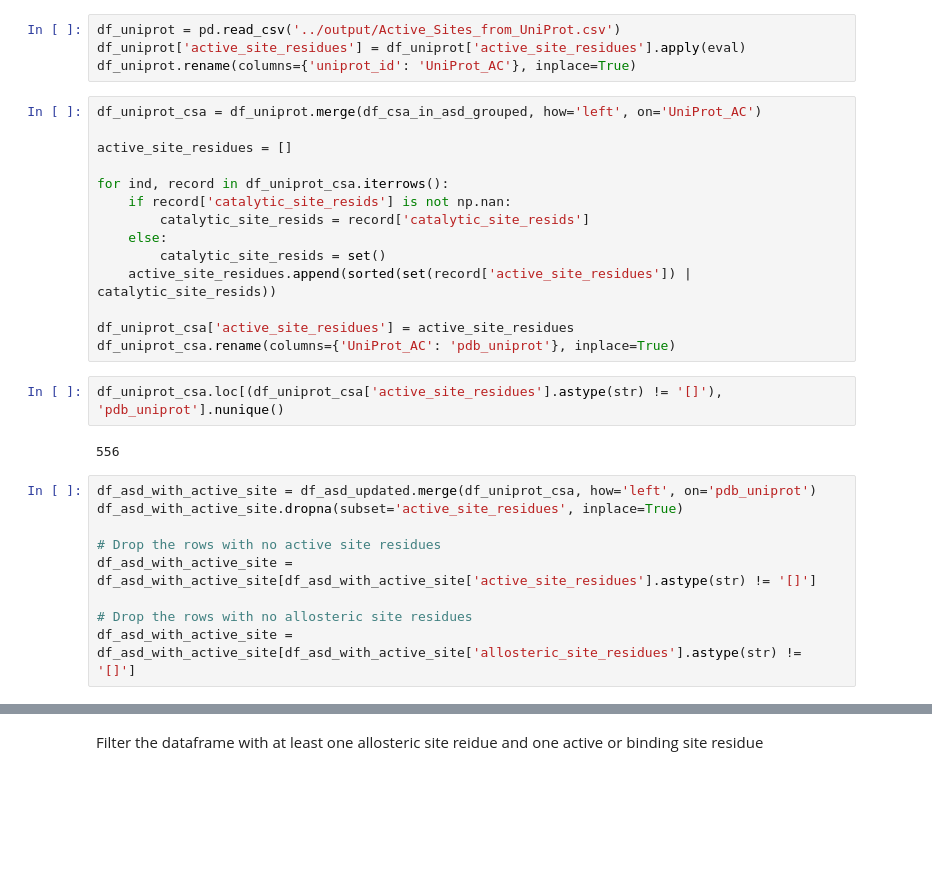
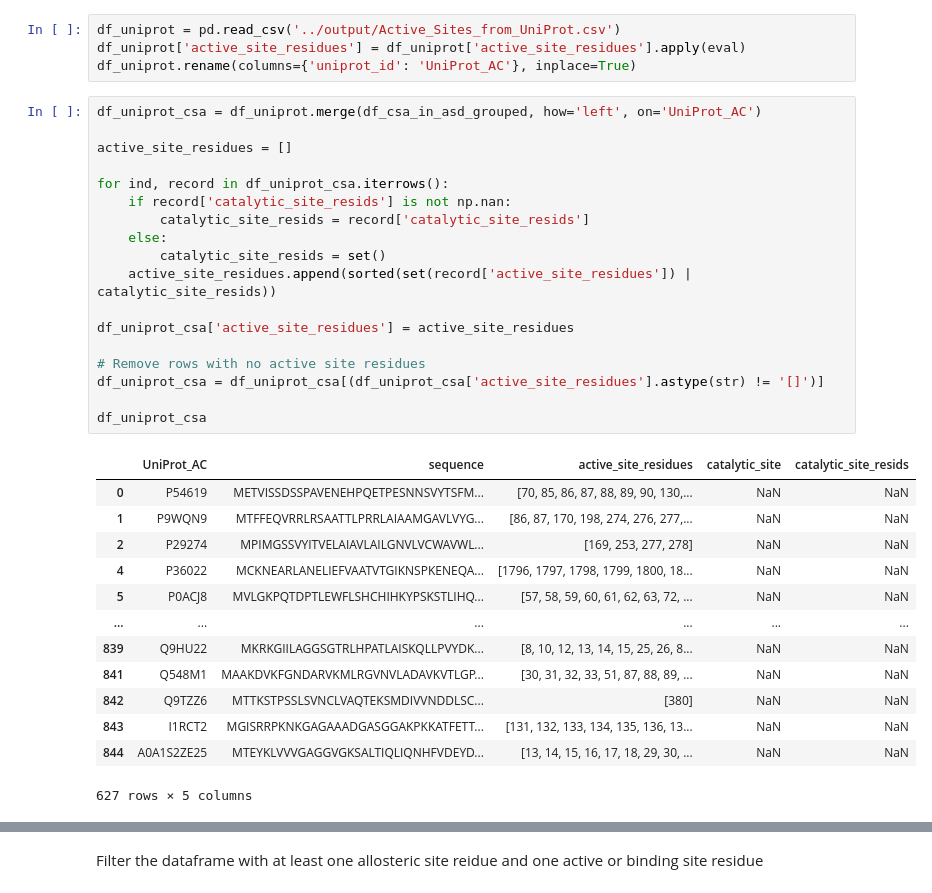
Before and after one commit to djmaity/allostery, a Jupyter notebook: notebooks/01_Clean_ASD_add_Active_Site_Residues.ipynb, the cells around one changed output, grey strips where cells are left out. Saved outputs shown, nothing was run; the diff lists cells and outputs as text; blank space fills up the shorter version.

```diff
--- a/notebooks/01_Clean_ASD_add_Active_Site_Residues.ipynb
+++ b/notebooks/01_Clean_ASD_add_Active_Site_Residues.ipynb
@@ -632,27 +666,32 @@ df_uniprot.rename(columns={'uniprot_id': 'UniProt_AC'}, inplace=True)
 # %%
 df_uniprot_csa = df_uniprot.merge(df_csa_in_asd_grouped, how='left', on='UniProt_AC')
 
 active_site_residues = []
 
 for ind, record in df_uniprot_csa.iterrows():
     if record['catalytic_site_resids'] is not np.nan:
         catalytic_site_resids = record['catalytic_site_resids']
     else:
         catalytic_site_resids = set()
     active_site_residues.append(sorted(set(record['active_site_residues']) | catalytic_site_resids))
 
 df_uniprot_csa['active_site_residues'] = active_site_residues
-df_uniprot_csa.rename(columns={'UniProt_AC': 'pdb_uniprot'}, inplace=True)
+
+# Remove rows with no active site residues
+df_uniprot_csa = df_uniprot_csa[(df_uniprot_csa['active_site_residues'].astype(str) != '[]')]
+
+df_uniprot_csa
+# %% [output]
+|  | UniProt_AC | sequence | active_site_residues | catalytic_site | catalytic_site_resids |
+| 0 | P54619 | METVISSDSSPAVENEHPQETPESNNSVYTSFM... | [70, 85, 86, 87, 88, 89, 90, 130,... | NaN | NaN |
+| 1 | P9WQN9 | MTFFEQVRRLRSAATTLPRRLAIAAMGAVLVYG... | [86, 87, 170, 198, 274, 276, 277,... | NaN | NaN |
+| 2 | P29274 | MPIMGSSVYITVELAIAVLAILGNVLVCWAVWL... | [169, 253, 277, 278] | NaN | NaN |
+| 4 | P36022 | MCKNEARLANELIEFVAATVTGIKNSPKENEQA... | [1796, 1797, 1798, 1799, 1800, 18... | NaN | NaN |
+| 5 | P0ACJ8 | MVLGKPQTDPTLEWFLSHCHIHKYPSKSTLIHQ... | [57, 58, 59, 60, 61, 62, 63, 72, ... | NaN | NaN |
+| ... | ... | ... | ... | ... | ... |
+| 839 | Q9HU22 | MKRKGIILAGGSGTRLHPATLAISKQLLPVYDK... | [8, 10, 12, 13, 14, 15, 25, 26, 8... | NaN | NaN |
+| 841 | Q548M1 | MAAKDVKFGNDARVKMLRGVNVLADAVKVTLGP... | [30, 31, 32, 33, 51, 87, 88, 89, ... | NaN | NaN |
+| 842 | Q9TZZ6 | MTTKSTPSSLSVNCLVAQTEKSMDIVVNDDLSC... | [380] | NaN | NaN |
+| 843 | I1RCT2 | MGISRRPKNKGAGAAADGASGGAKPKKATFETT... | [131, 132, 133, 134, 135, 136, 13... | NaN | NaN |
+| 844 | A0A1S2ZE25 | MTEYKLVVVGAGGVGKSALTIQLIQNHFVDEYD... | [13, 14, 15, 16, 17, 18, 29, 30, ... | NaN | NaN |
+627 rows × 5 columns
-# %%
-df_uniprot_csa.loc[(df_uniprot_csa['active_site_residues'].astype(str) != '[]'), 'pdb_uniprot'].nunique()
-# %% [output]
-556
-# %%
-df_asd_with_active_site = df_asd_updated.merge(df_uniprot_csa, how='left', on='pdb_uniprot')
-df_asd_with_active_site.dropna(subset='active_site_residues', inplace=True)
-
-# Drop the rows with no active site residues
-df_asd_with_active_site = df_asd_with_active_site[df_asd_with_active_site['active_site_residues'].astype(str) != '[]']
-
-# Drop the rows with no allosteric site residues
-df_asd_with_active_site = df_asd_with_active_site[df_asd_with_active_site['allosteric_site_residues'].astype(str) != '[]']
```
Also changed, not shown: parts of 26 cells of this notebook, 2 other files.
